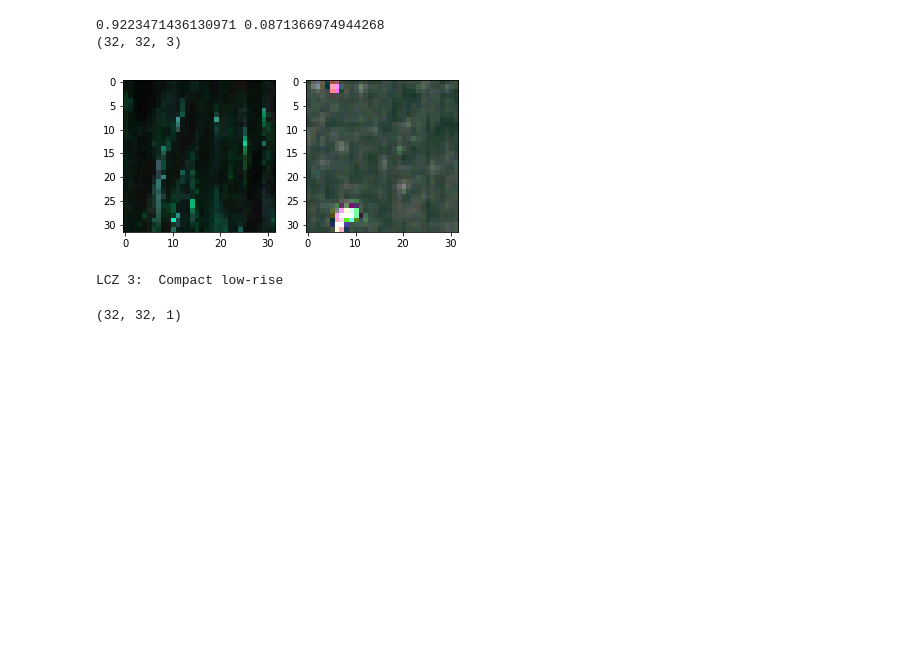
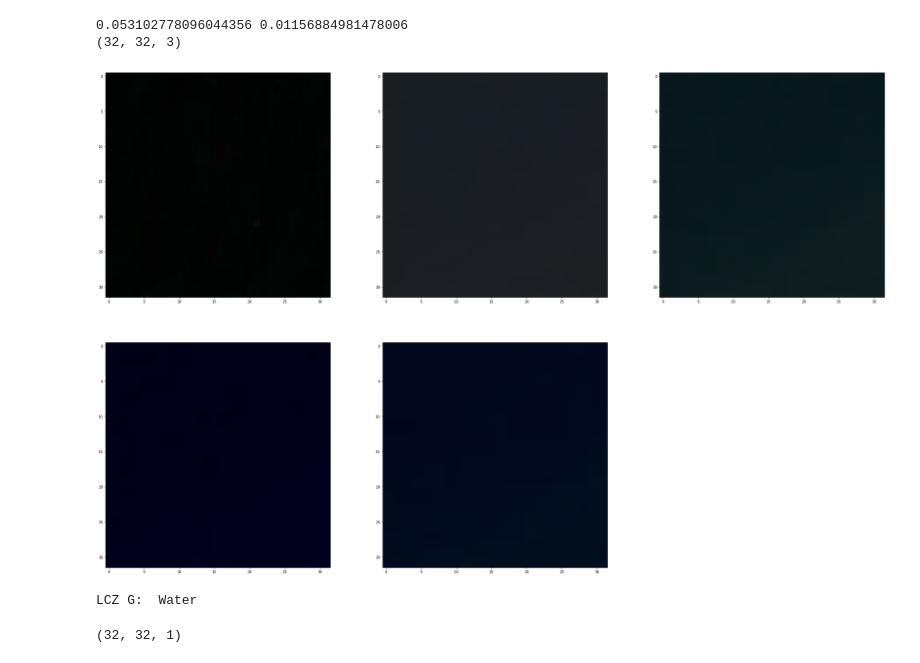
Before and after one commit to eguilg/LCZ, a Jupyter notebook: analyze.ipynb, the cells around one changed output. Cells and saved outputs as stored; diff of their text form; code cells hidden in the pictures; blank space fills up the shorter version.

```diff
--- a/analyze.ipynb
+++ b/analyze.ipynb
@@ -36,7 +36,19 @@ def view_data(source, num):
 
 
     RGB = np.concatenate([source['sen2'][num,:,:, [2]],
-                          source['sen2'][num,:,:, [0]],
+                          source['sen2'][num,:,:, [1]],
+                          source['sen2'][num,:,:, [0]]], -1)
+
+    CIR = np.concatenate([source['sen2'][num,:,:, [7]],
+                          source['sen2'][num,:,:, [2]],
+                          source['sen2'][num,:,:, [1]]], -1)
+
+    IR = np.concatenate([source['sen2'][num,:,:, [9]],
+                          source['sen2'][num,:,:, [8]],
+                          source['sen2'][num,:,:, [2]]], -1)
+
+    C652 = np.concatenate([source['sen2'][num,:,:, [8]],
+                          source['sen2'][num,:,:, [7]],
                           source['sen2'][num,:,:, [1]]], -1)
 
     img = np.concatenate([2*VH_LEE_IN ,
@@ -50,24 +62,30 @@ def view_data(source, num):
 #     img[img>1]=1
     print(np.max(img),np.mean(img))
     print(img.shape)
-    p1 = plt.subplot(121)
-    p2 = plt.subplot(122)
+    plt.figure(33,figsize=(40,40))
+    p1 = plt.subplot(331)
+    p2 = plt.subplot(332)
+    p3 = plt.subplot(333)
+    p4 = plt.subplot(334)
+    p5 = plt.subplot(335)
     p1.imshow(img)
-    RGB*=3
-    RGB[RGB>1]=1.0
+
     p2.imshow(RGB)
+    p3.imshow(CIR)
+    p4.imshow(IR)
+    p5.imshow(C652)
 #     p1.imshow(1-np.exp(-VV_VH_LEE_IN[:,:,0] ),cmap=plt.cm.gray)
 
 
     plt.show()
     print(label_names[np.argmax(source['label'][num])])
 # %%
-view_data(train_h5, 3051)
+view_data(train_h5, 900)
 # %% [output]
-0.9223471436130971 0.0871366974944268
+0.053102778096044356 0.01156884981478006
 (32, 32, 3)
-[figure, old version]
+[figure, new version]
-LCZ 3:  Compact low-rise
+LCZ G:  Water
 # %%
 np.ndarray([32,32]).reshape(32,32,1).shape
 # %% [output]
```
Also changed, not shown: 7 other files.
